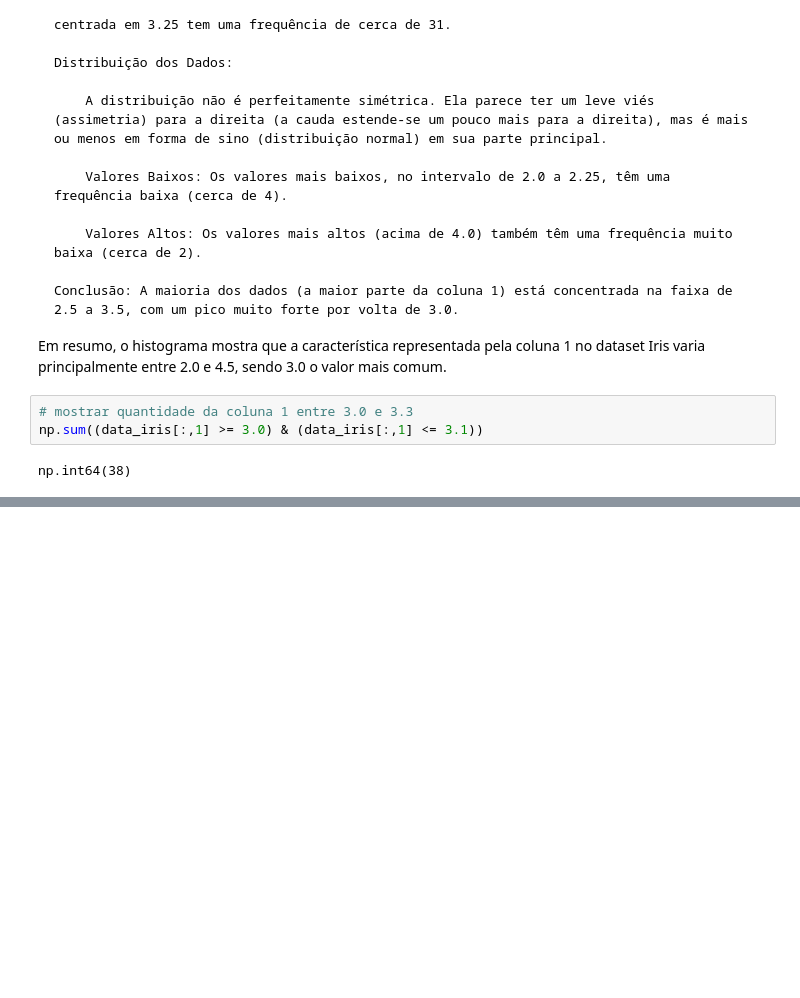
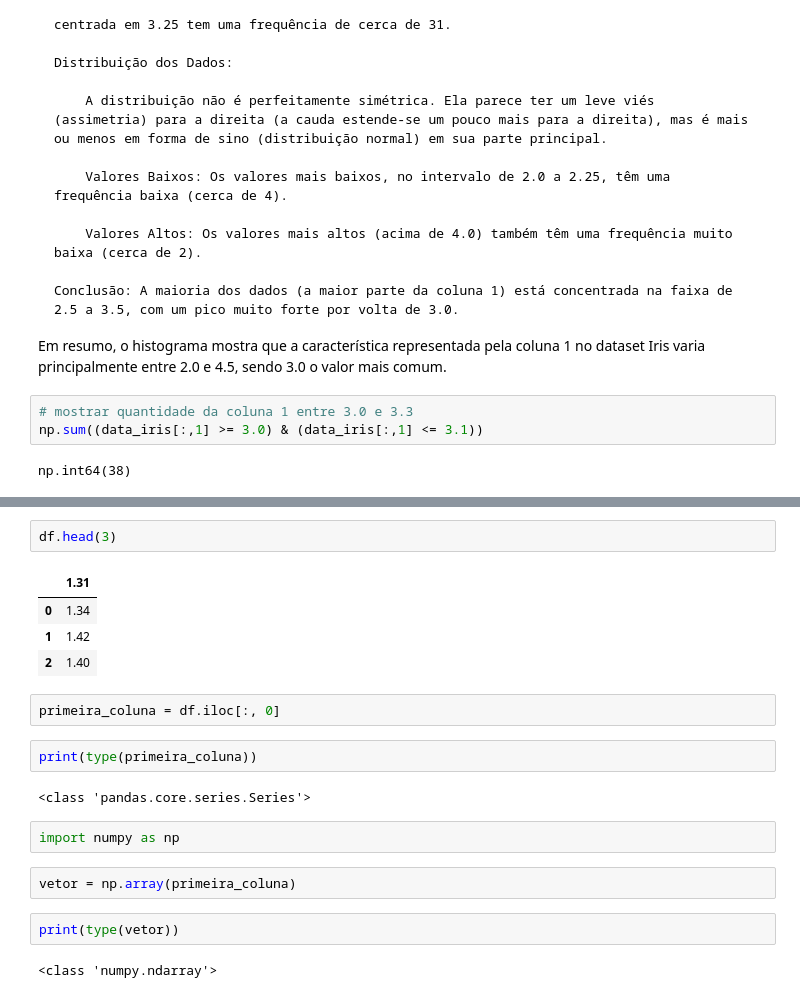
Before and after one commit to lucioamarante/curso_matematica_IA, a Jupyter notebook: aula1.ipynb, the cells around one changed output, grey strips where cells are left out. Saved outputs shown, nothing was run; the diff lists cells and outputs as text; blank space fills up the shorter version.

```diff
--- a/aula1.ipynb
+++ b/aula1.ipynb
@@ -293,0 +333,21 @@ np.int64(38)
+# %%
+df.head(3)
+# %% [output]
+|  | 1.31 |
+| 0 | 1.34 |
+| 1 | 1.42 |
+| 2 | 1.40 |
+# %%
+primeira_coluna = df.iloc[:, 0]
+# %%
+print(type(primeira_coluna))
+# %% [output]
+<class 'pandas.core.series.Series'>
+# %%
+import numpy as np
+# %%
+vetor = np.array(primeira_coluna)
+# %%
+print(type(vetor))
+# %% [output]
+<class 'numpy.ndarray'>
```
Also changed, not shown: parts of 19 cells of this notebook, 5 other files.
